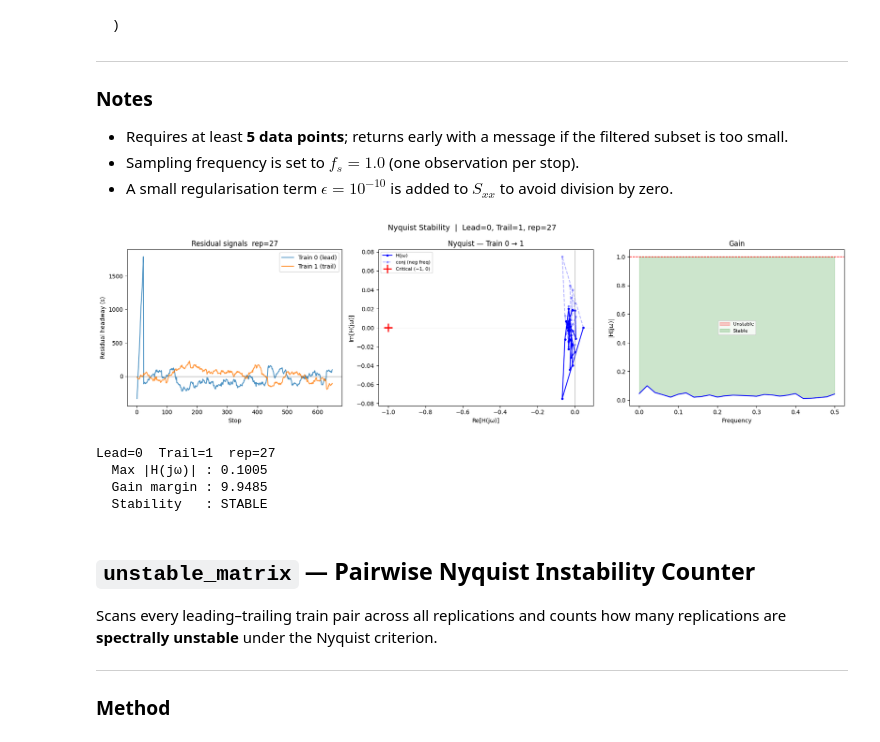
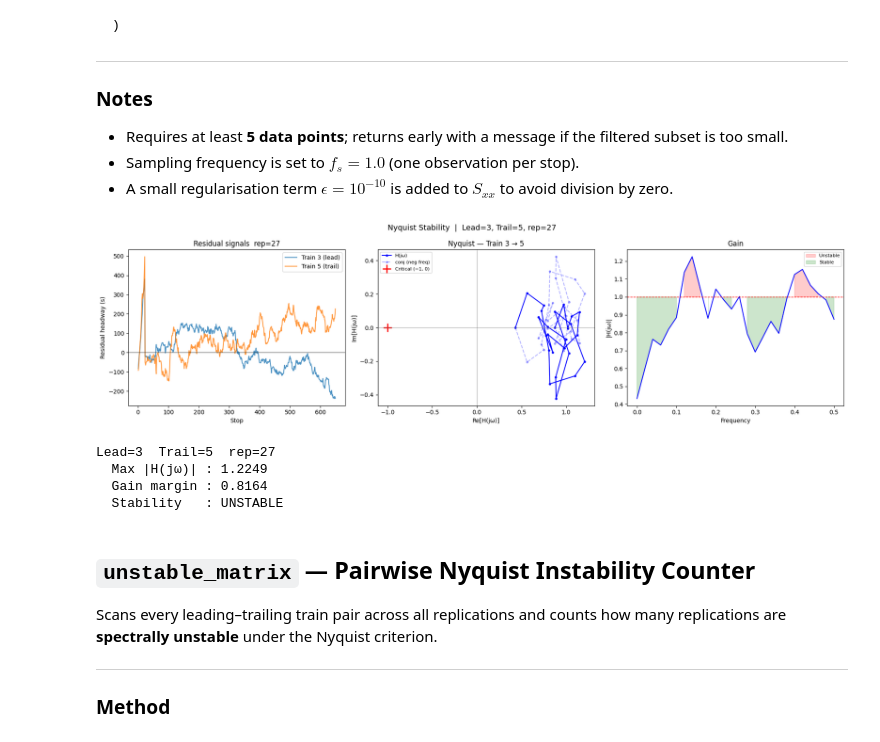
Before and after one commit to peppy-senpai/MBTA, a Jupyter notebook: part4_post_sim_analysis.ipynb, the cells around one changed output. Saved outputs shown, nothing was run; the diff lists cells and outputs as text; code cells hidden in the pictures.

Commit message:
unstable example

```diff
--- a/part4_post_sim_analysis.ipynb
+++ b/part4_post_sim_analysis.ipynb
@@ -536,13 +536,13 @@ def nyquist_stability(resd, leading, trailing, rep):
     print(f"  Gain margin : {gain_margin:.4f}")
     print(f"  Stability   : {'STABLE' if stable else 'UNSTABLE'}")
 # %%
-nyquist_stability(resd, leading=0, trailing=1, rep=27)
+nyquist_stability(resd, leading=3, trailing=5, rep=27)
 # %% [output]
-[figure, old version]
+[figure, new version]
-Lead=0  Trail=1  rep=27
-  Max |H(jω)| : 0.1005
-  Gain margin : 9.9485
-  Stability   : STABLE
+Lead=3  Trail=5  rep=27
+  Max |H(jω)| : 1.2249
+  Gain margin : 0.8164
+  Stability   : UNSTABLE
 # %% [markdown]
 ## `unstable_matrix` — Pairwise Nyquist Instability Counter
 
```
Also changed, not shown: 2 other files.
